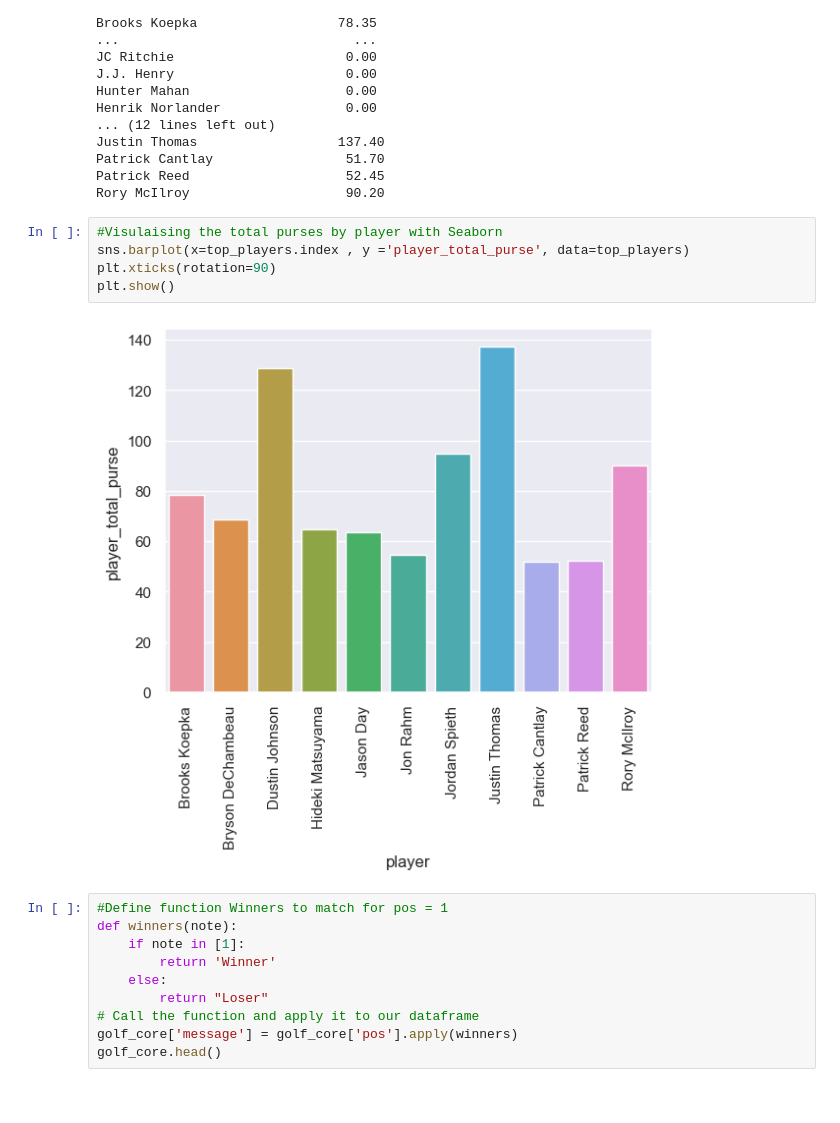
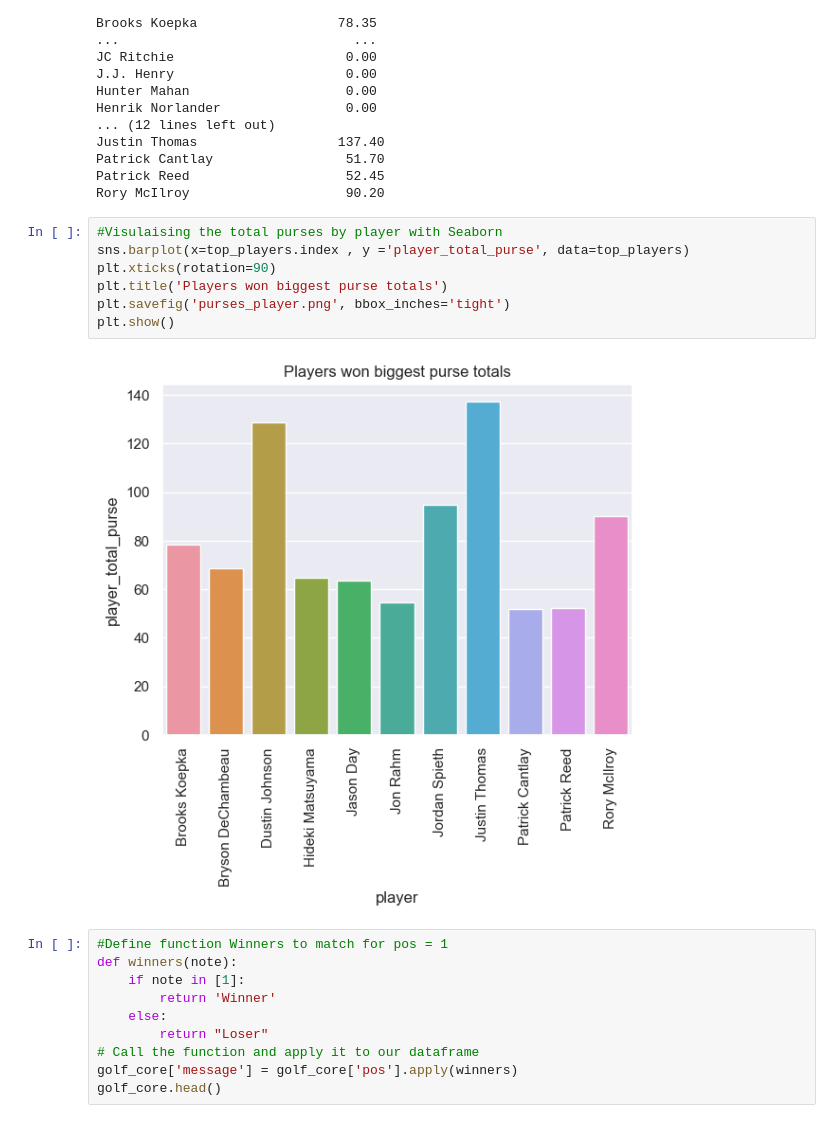
Before and after one commit to darkmillon/UCDPA_Mark_Dillon, a Jupyter notebook: UCAPA_MarkDillon.ipynb, the cells around one changed output. Cells and saved outputs as stored; diff of their text form.

```diff
--- a/UCAPA_MarkDillon.ipynb
+++ b/UCAPA_MarkDillon.ipynb
@@ -612,10 +618,12 @@ Rory McIlroy                    90.20
 # %%
 #Visulaising the total purses by player with Seaborn
 sns.barplot(x=top_players.index , y ='player_total_purse', data=top_players)
 plt.xticks(rotation=90)
+plt.title('Players won biggest purse totals')
+plt.savefig('purses_player.png', bbox_inches='tight')
 plt.show()
 # %% [output]
-[figure, old version]
+[figure, new version]
 # %%
 #Define function Winners to match for pos = 1
 def winners(note):
```
Also changed, not shown: parts of 9 cells of this notebook.
